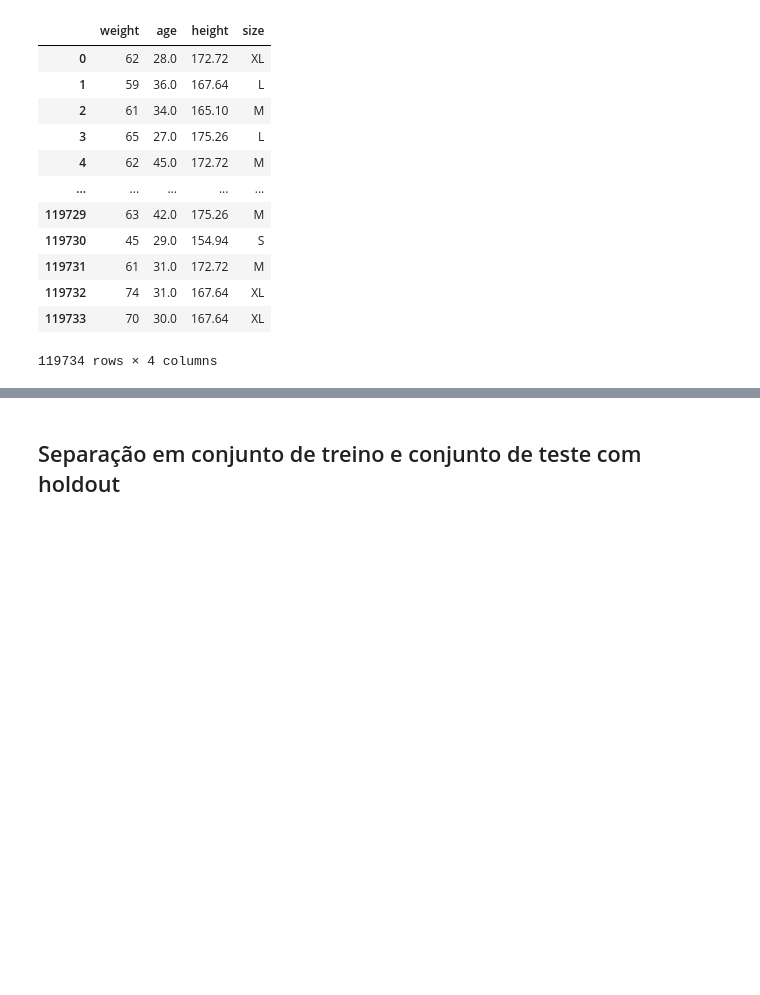
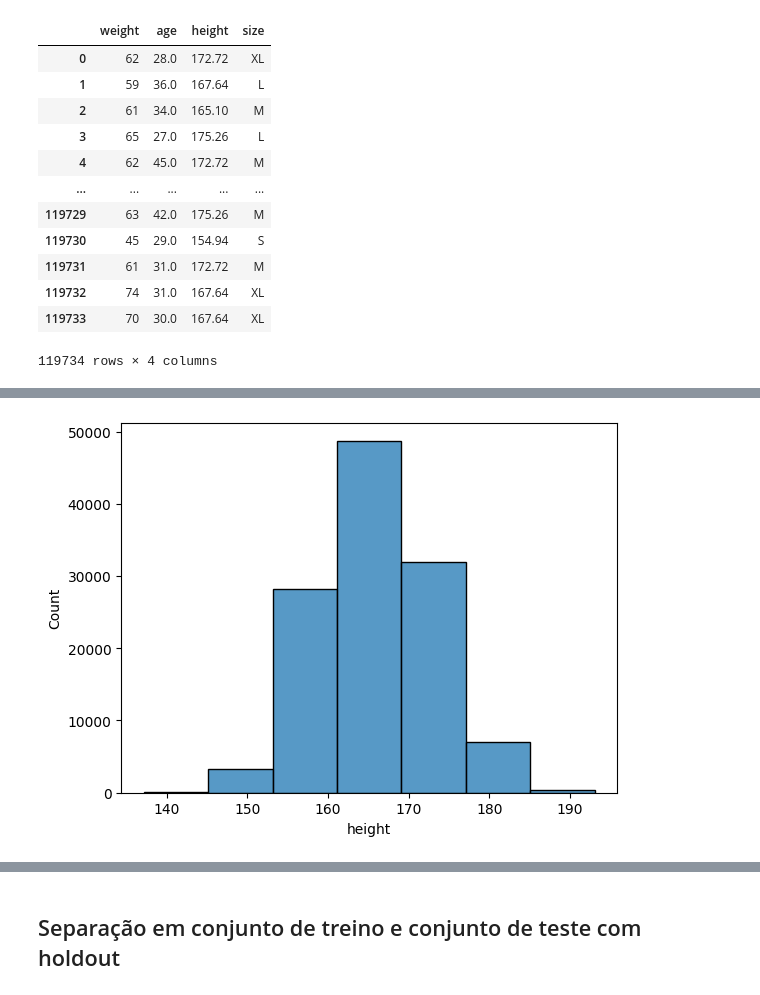
Before and after one commit to szalontai/PUC_Rio_MVP_sprint_04, a Jupyter notebook: MVP.ipynb, the cells around one changed output, grey strips where cells are left out. Cells and saved outputs as stored; diff of their text form; code cells hidden in the pictures; blank space fills up the shorter version.

```diff
--- a/MVP.ipynb
+++ b/MVP.ipynb
@@ -63,0 +186,4 @@ ds
+# %%
+sns.histplot(ds['height'], bins=7);
+# %% [output]
+[figure, added]
```
Also changed, not shown: parts of 13 cells of this notebook.
